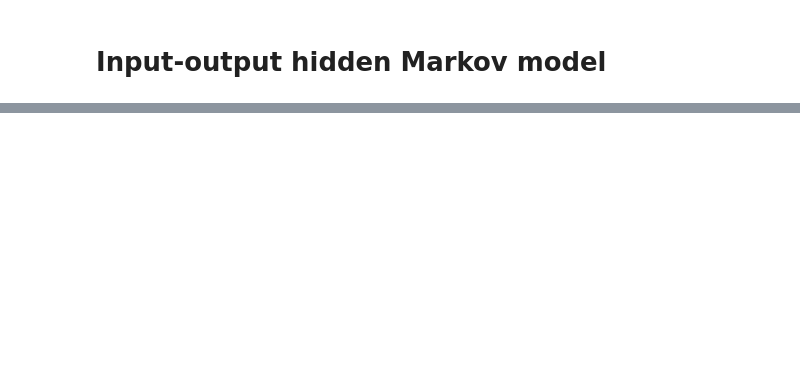
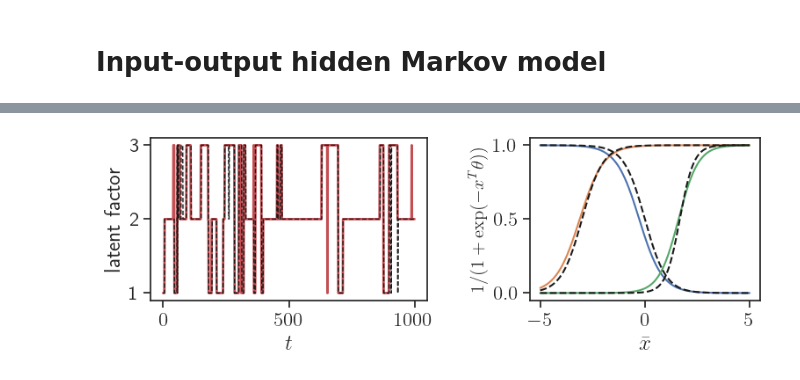
Before and after one commit to nrgrp/dlfm, a Jupyter notebook: examples/io_hmm.ipynb, the cells around one changed output, grey strips where cells are left out. Drawn from its saved outputs; the diff is of its cells as text; code cells hidden in the pictures; blank space fills up the shorter version.

```diff
--- a/examples/io_hmm.ipynb
+++ b/examples/io_hmm.ipynb
@@ -135,0 +19,18 @@ fig.savefig('../figures/io_hmm.pdf', bbox_inches='tight')
+# %%
+# generate dataset
+num_samples = 1000
+num_factors = 3
+coefs = np.array([[-2, 0], [2, 6], [3, -5]])
+p_tr = np.array([[0.9, 0.05, 0.05], [0.01, 0.98, 0.01], [0.03, 0.02, 0.95]])
+
+features = np.random.uniform(-5, 5, num_samples)
+features = np.vstack([features, np.ones(num_samples)]).T
+
+observations = np.zeros(num_samples)
+labels = np.zeros(num_samples, dtype=int)
+
+s = 0
+for i, feat in enumerate(features):
+    observations[i] = 1 if np.random.uniform() < 1 / (1 + np.exp(-feat @ coefs[s])) else 0
+    labels[i] = s
+    s = np.random.choice(num_factors, p=p_tr[s])
@@ -136,3 +111,28 @@ fig.savefig('../figures/io_hmm.pdf', bbox_inches='tight')
+# %%
+fig, axs = plt.subplots(1, 2, figsize=(8, 3), width_ratios=(1.2, 1))
+
+axs[0].plot(labels, linestyle='dashed', color='k', linewidth=1, zorder=10)
+axs[0].plot(np.argmax(z.value, axis=-1), color='r', linewidth=2)
+
+inputs = np.linspace(-5, 5, m)
+inputs = np.vstack([inputs, np.ones(m)]).T
+for i in range(K):
+    axs[1].plot(inputs[:, 0], 1 / (1 + np.exp(-inputs @ coefs[i])),
+                linestyle='dashed', color='k', zorder=10)
+    axs[1].plot(inputs[:, 0], 1 / (1 + np.exp(-inputs @ thetas[i].value)))
+
+axs[0].set_xlabel('$t$')
+axs[0].set_ylabel('latent factor')
+axs[0].set_yticks([0, 1, 2])
+axs[0].set_yticklabels([1, 2, 3])
+
+axs[1].set_xlabel(r'$\bar{x}$')
+axs[1].set_ylabel(r'$1/(1 + \exp(-x^T \theta))$', fontsize=15)
+
+plt.tight_layout()
+fig.savefig('../figures/io_hmm.pdf', bbox_inches='tight')
+# %% [output]
+[figure, added]
 # %%
 p_tr_hat = np.zeros_like(p_tr)
 z_hat = np.argmax(z.value, axis=-1)
```
Also changed, not shown: parts of 6 cells of this notebook.
